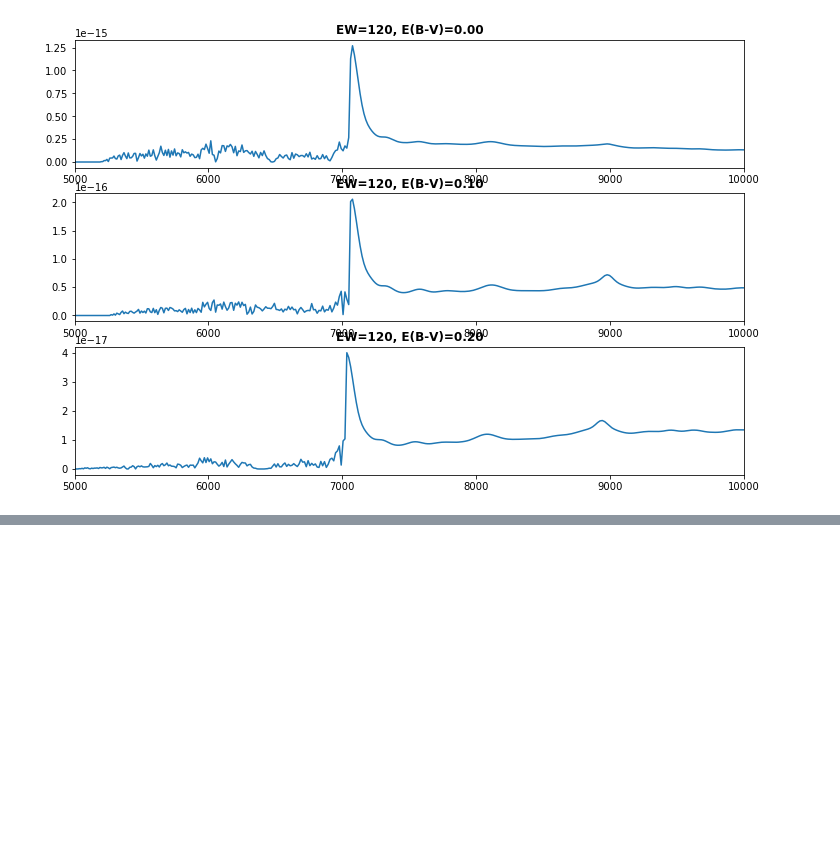
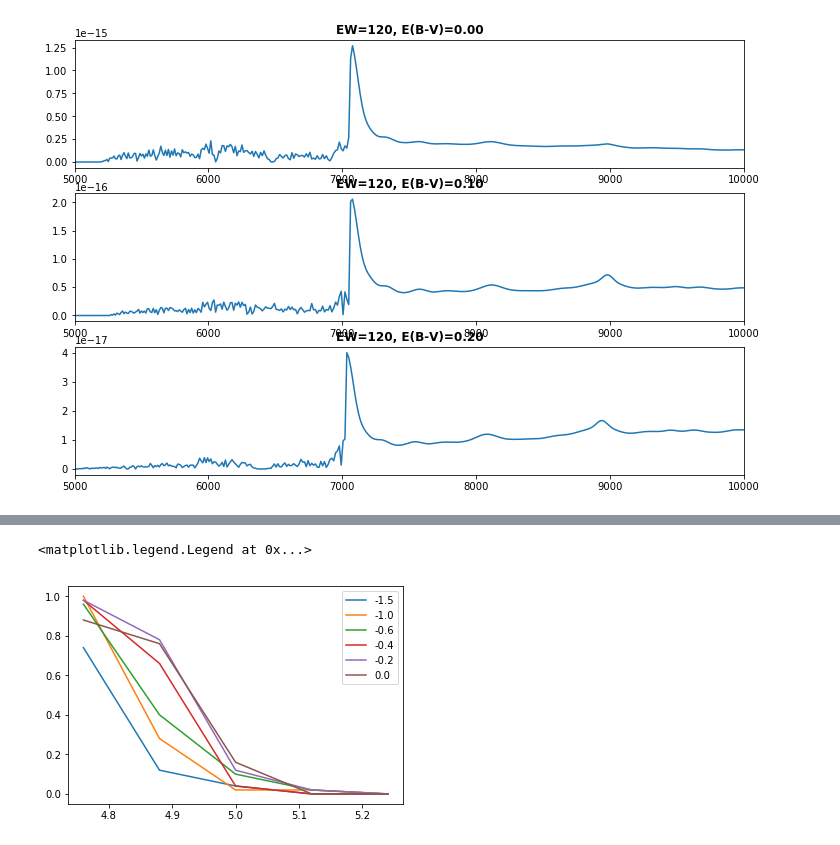
Before and after one commit to imcgreer/simqso, a Jupyter notebook: examples/z5LyaDust.ipynb, the cells around one changed output, grey strips where cells are left out. Saved outputs shown, nothing was run; the diff lists cells and outputs as text; code cells hidden in the pictures; blank space fills up the shorter version.

```diff
--- a/examples/z5LyaDust.ipynb
+++ b/examples/z5LyaDust.ipynb
@@ -118,0 +201,7 @@ for _i,i in enumerate(ii):
+# %%
+fsel = color_sel[5,:,2].sum(axis=-1) / 50.
+lobj = plot(qsoGrid.gridCenters[1],fsel)
+legend(iter(lobj),['%.1f'%a for a in qsoGrid.gridCenters[3]])
+# %% [output]
+<matplotlib.legend.Legend at 0x...>
+[figure, added]
```
Also changed, not shown: parts of 17 cells of this notebook.
